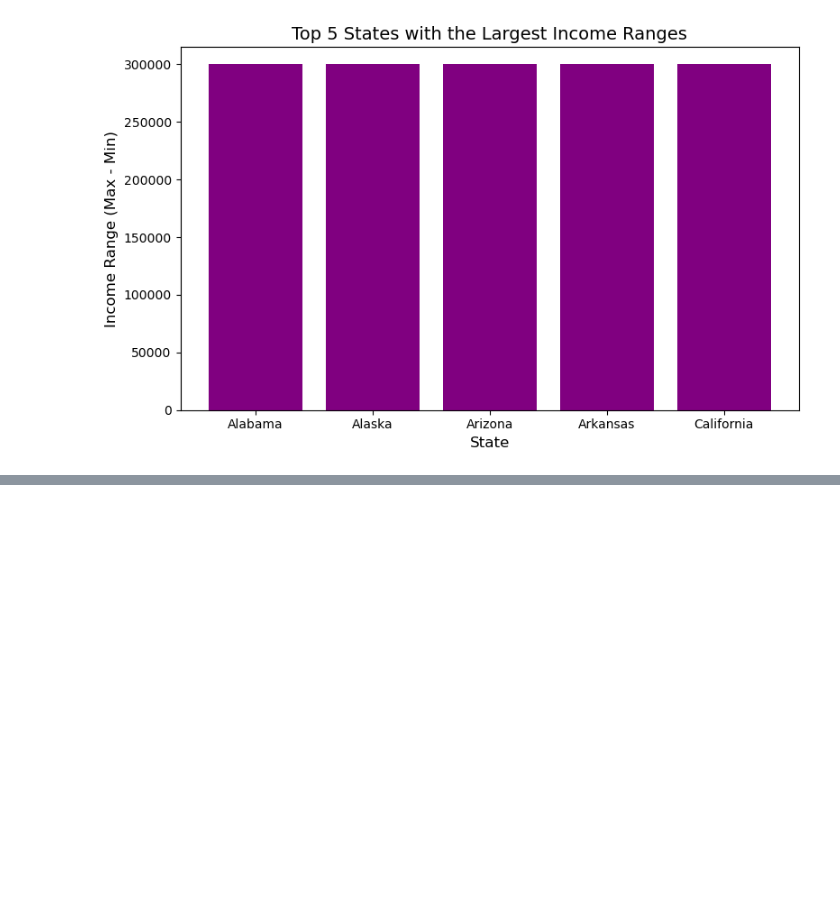
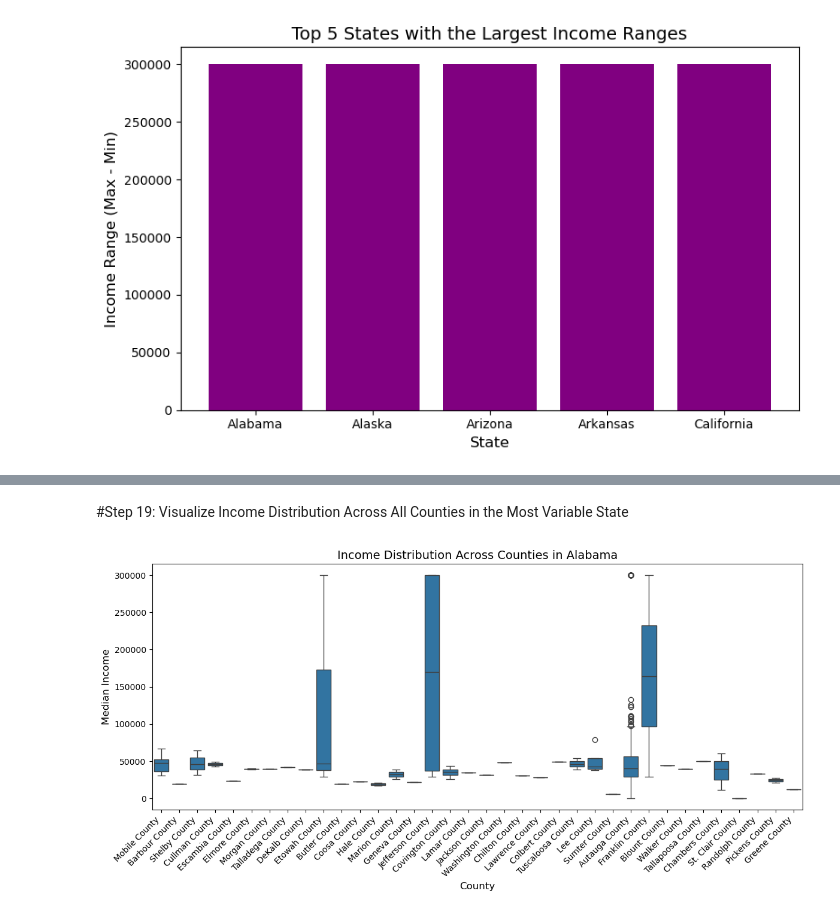
Before and after one commit to mrg05/Project-3-Computing-in-Context, a Jupyter notebook: mrg2265_Project3.ipynb, the cells around one changed output, grey strips where cells are left out. Drawn from its saved outputs; the diff is of its cells as text; code cells hidden in the pictures; blank space fills up the shorter version.

```diff
--- a/mrg2265_Project3.ipynb
+++ b/mrg2265_Project3.ipynb
@@ -332,0 +333,13 @@ plt.show()
+# %%
+most_variable_state = top_variability_states.iloc[0]['State_Name']
+state_data = data[data['State_Name'] == most_variable_state]
+
+# Identify the top 3 and bottom 3 counties by median income
+top_counties = state_data.nlargest(3, 'Median')
+bottom_counties = state_data.nsmallest(3, 'Median')
+
+print(f"Top 3 Counties in {most_variable_state} by Median Income:")
+print(top_counties[['County', 'Median']])
+
+print(f"\nBottom 3 Counties in {most_variable_state} by Median Income:")
+print(bottom_counties[['County', 'Median']])
@@ -332,0 +358,18 @@ plt.show()
+# %% [markdown]
+#Step 19: Visualize Income Distribution Across All Counties in the Most Variable State
+# %%
+import seaborn as sns
+
+# Step 17: Visualize income distribution in the most variable state
+plt.figure(figsize=(12, 6))
+sns.boxplot(x='County', y='Median', data=state_data)
+
+# Add titles and labels
+plt.title(f'Income Distribution Across Counties in {most_variable_state}', fontsize=14)
+plt.xlabel('County', fontsize=12)
+plt.ylabel('Median Income', fontsize=12)
+plt.xticks(rotation=45, ha='right')  # Rotate county names for better readability
+plt.tight_layout()
+plt.show()
+# %% [output]
+[figure, added]
```
Also changed, not shown: parts of 15 cells of this notebook, 2 other files.
